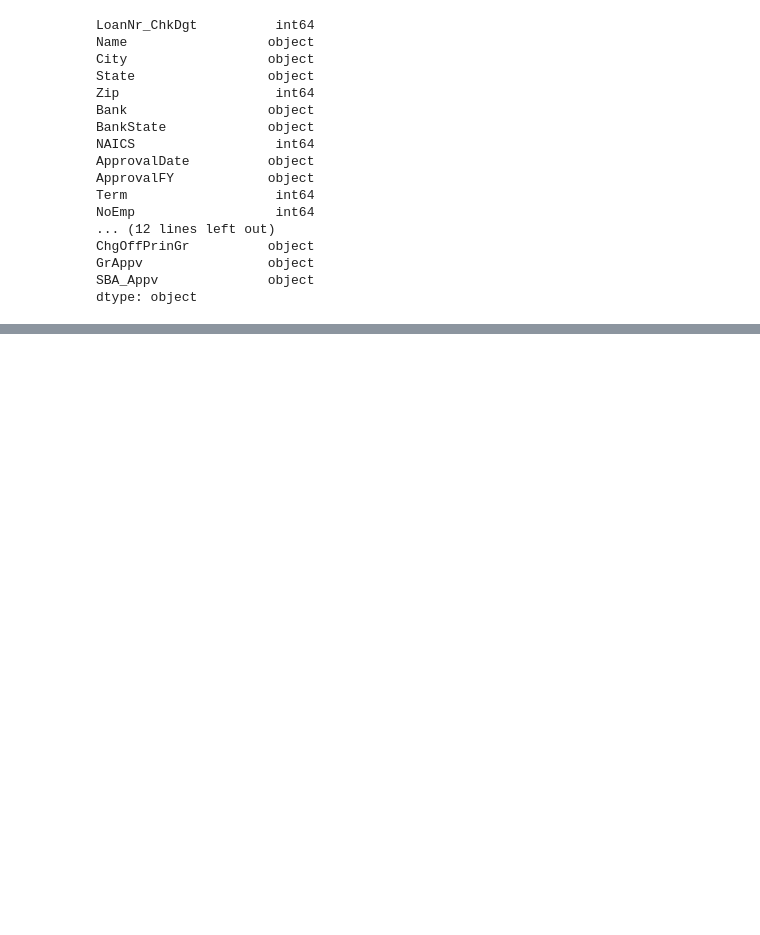
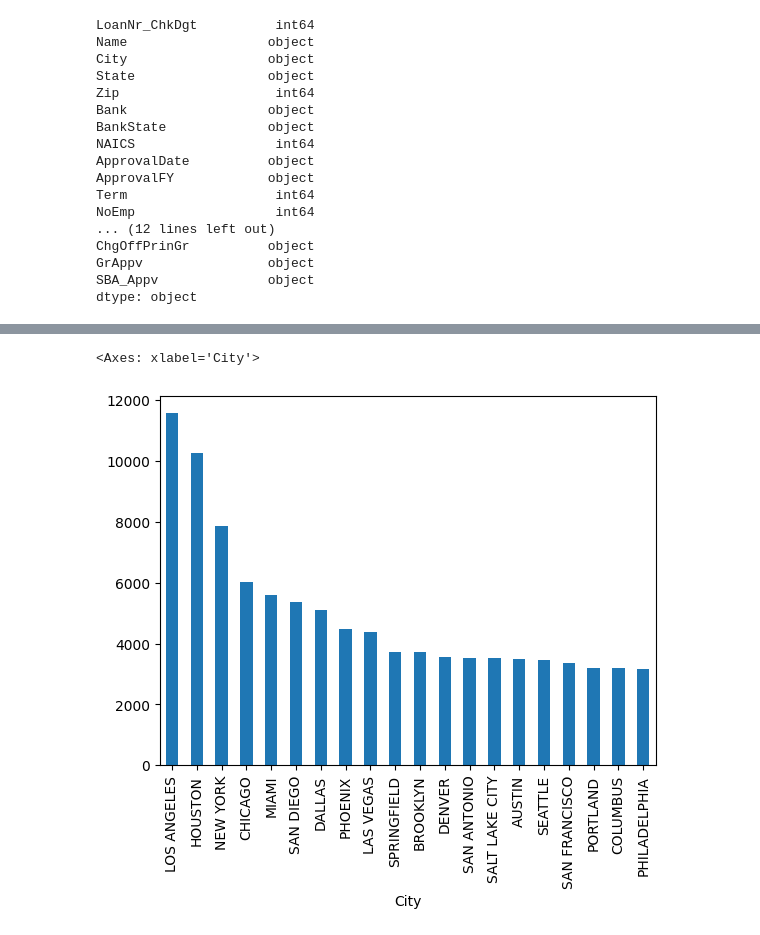
Before and after one commit to RaoufAddeche/Simplon_SBA-modelisation, a Jupyter notebook: clean_data.ipynb, the cells around one changed output, grey strips where cells are left out. Cells and saved outputs as stored; diff of their text form; code cells hidden in the pictures; blank space fills up the shorter version.

```diff
--- a/clean_data.ipynb
+++ b/clean_data.ipynb
@@ -103,0 +166,5 @@ dtype: int64
+# %%
+df_cleaned['City'].value_counts().nlargest(20).plot(kind='bar')
+# %% [output]
+<Axes: xlabel='City'>
+[figure, added]
```
Also changed, not shown: parts of 15 cells of this notebook.
